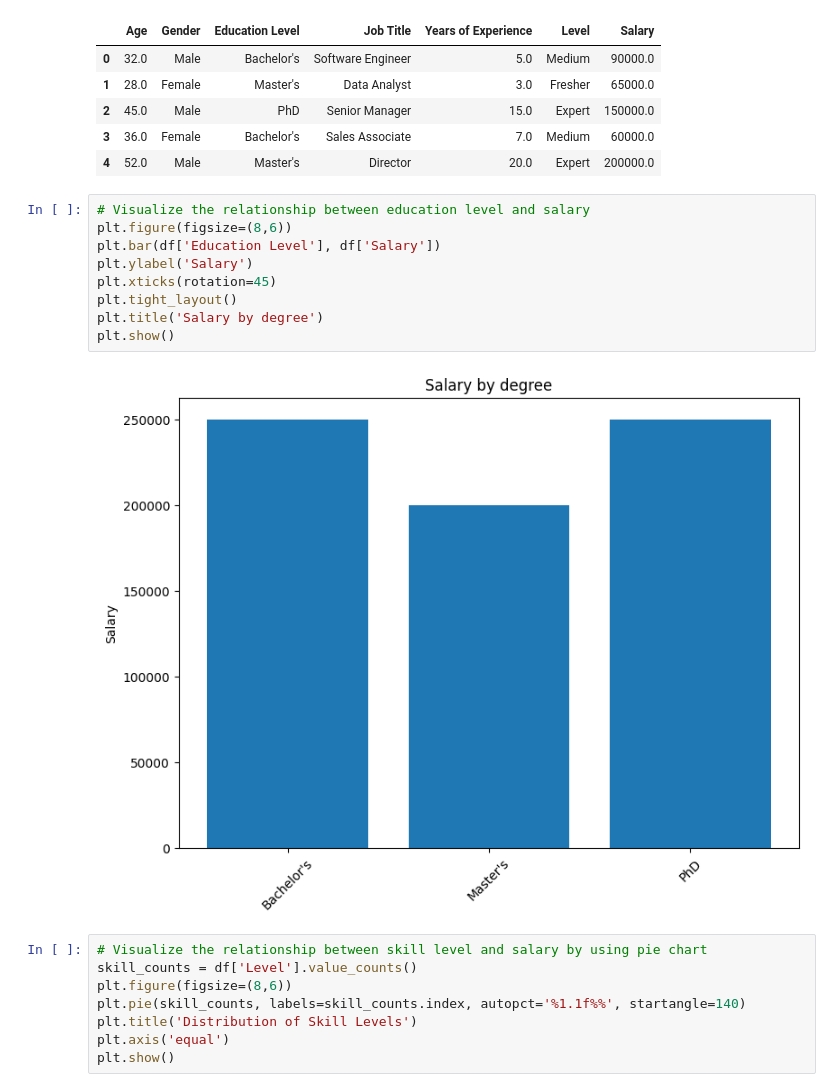
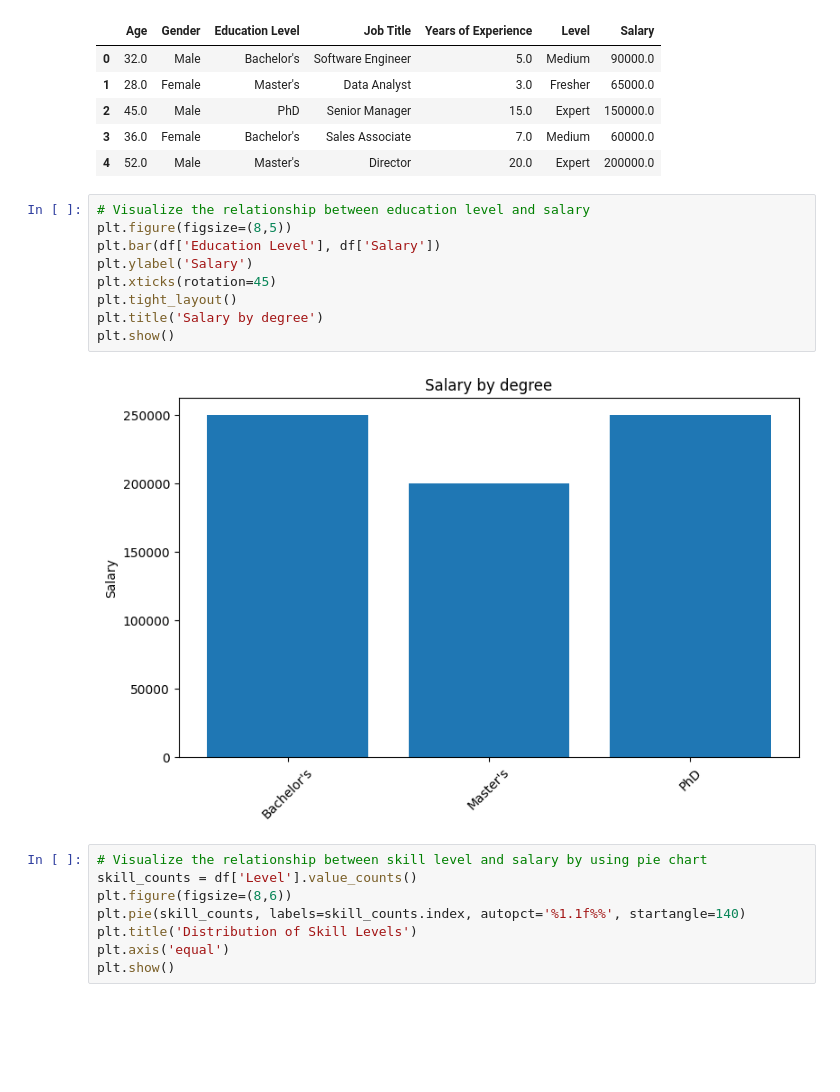
Before and after one commit to sivareddy-001/project_2, a Jupyter notebook: Cleaning.ipynb, the cells around one changed output. Saved outputs shown, nothing was run; the diff lists cells and outputs as text; blank space fills up the shorter version.

```diff
--- a/Cleaning.ipynb
+++ b/Cleaning.ipynb
@@ -95,15 +95,15 @@ df.head()
 | 4 | 52.0 | Male | Master's | Director | 20.0 | Expert | 200000.0 |
 # %%
 # Visualize the relationship between education level and salary
-plt.figure(figsize=(8,6))
+plt.figure(figsize=(8,5))
 plt.bar(df['Education Level'], df['Salary'])
 plt.ylabel('Salary')
 plt.xticks(rotation=45)
 plt.tight_layout()
 plt.title('Salary by degree')
 plt.show()
 # %% [output]
-[figure, old version]
+[figure, new version]
 # %%
 # Visualize the relationship between skill level and salary by using pie chart
 skill_counts = df['Level'].value_counts()
```
Also changed, not shown: parts of 4 cells of this notebook.
